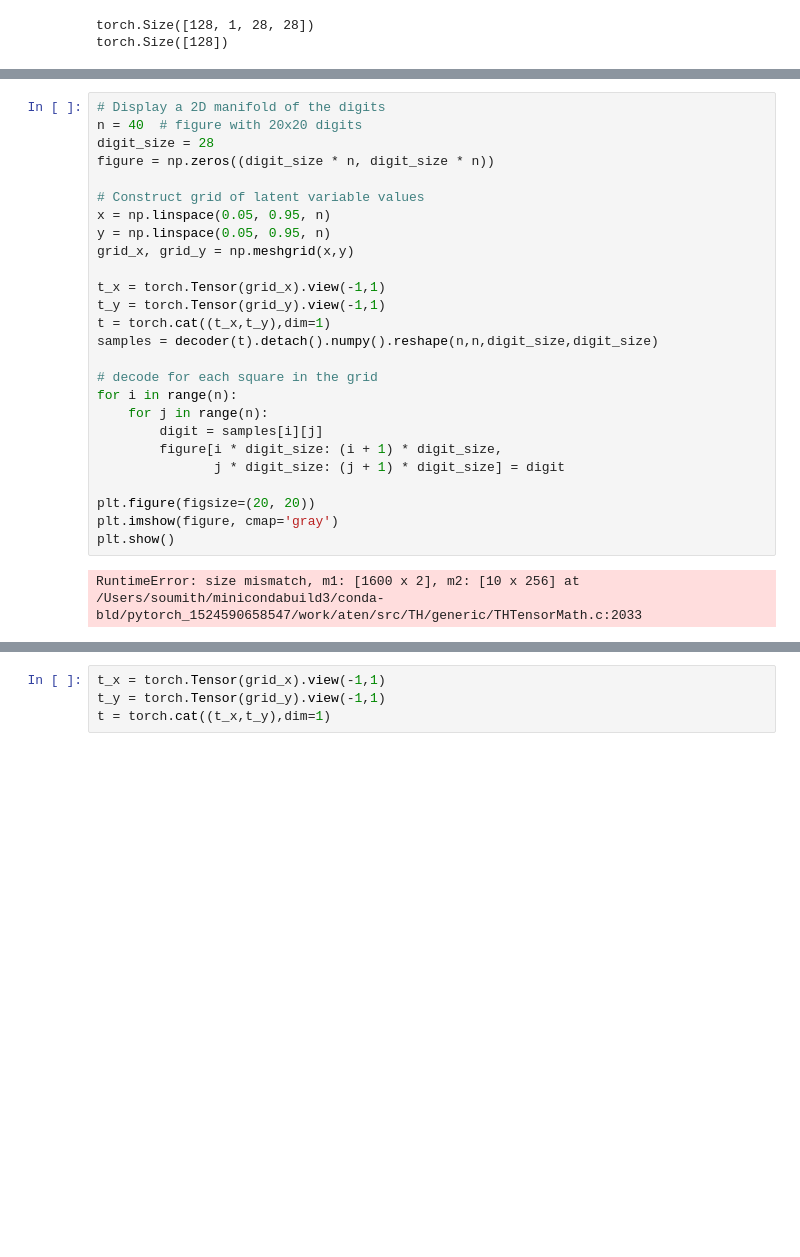
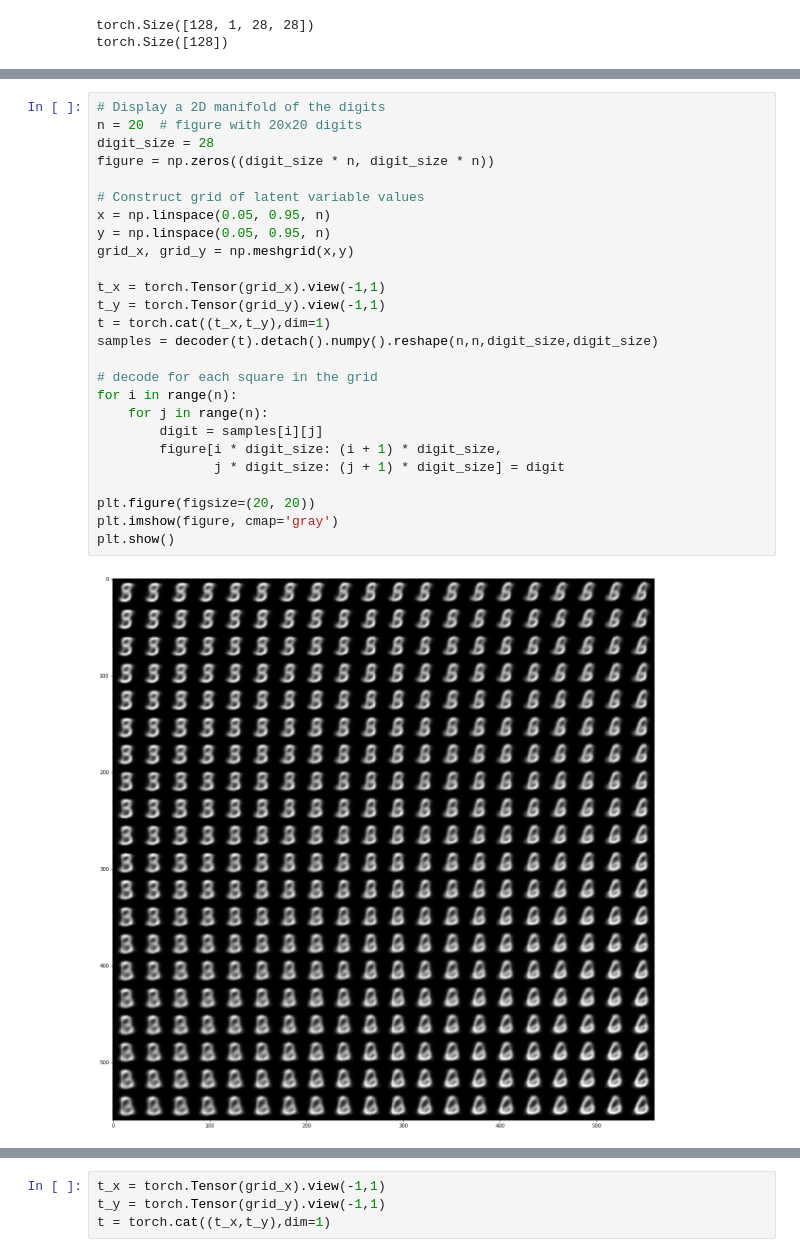
Before and after one commit to LapoFrati/model_zoo, a Jupyter notebook: VAE/Mnist-VAE.ipynb, the cells around one changed output, grey strips where cells are left out. Saved outputs shown, nothing was run; the diff lists cells and outputs as text; blank space fills up the shorter version.

```diff
--- a/VAE/Mnist-VAE.ipynb
+++ b/VAE/Mnist-VAE.ipynb
@@ -219,28 +227,28 @@ torch.Size([1, 1, 28, 28])
 # %%
 # Display a 2D manifold of the digits
-n = 40  # figure with 20x20 digits
+n = 20  # figure with 20x20 digits
 digit_size = 28
 figure = np.zeros((digit_size * n, digit_size * n))
 
 # Construct grid of latent variable values
 x = np.linspace(0.05, 0.95, n)
 y = np.linspace(0.05, 0.95, n)
 grid_x, grid_y = np.meshgrid(x,y)
 
 t_x = torch.Tensor(grid_x).view(-1,1)
 t_y = torch.Tensor(grid_y).view(-1,1)
 t = torch.cat((t_x,t_y),dim=1)
 samples = decoder(t).detach().numpy().reshape(n,n,digit_size,digit_size)
 
 # decode for each square in the grid
 for i in range(n):
     for j in range(n):
         digit = samples[i][j]
         figure[i * digit_size: (i + 1) * digit_size,
                j * digit_size: (j + 1) * digit_size] = digit
 
 plt.figure(figsize=(20, 20))
 plt.imshow(figure, cmap='gray')
 plt.show()
 # %% [output]
-RuntimeError: size mismatch, m1: [1600 x 2], m2: [10 x 256] at /Users/soumith/minicondabuild3/conda-bld/pytorch_1524590658547/work/aten/src/TH/generic/THTensorMath.c:2033
+[figure, added]
```
Also changed, not shown: parts of 6 cells of this notebook, 21 other files.
